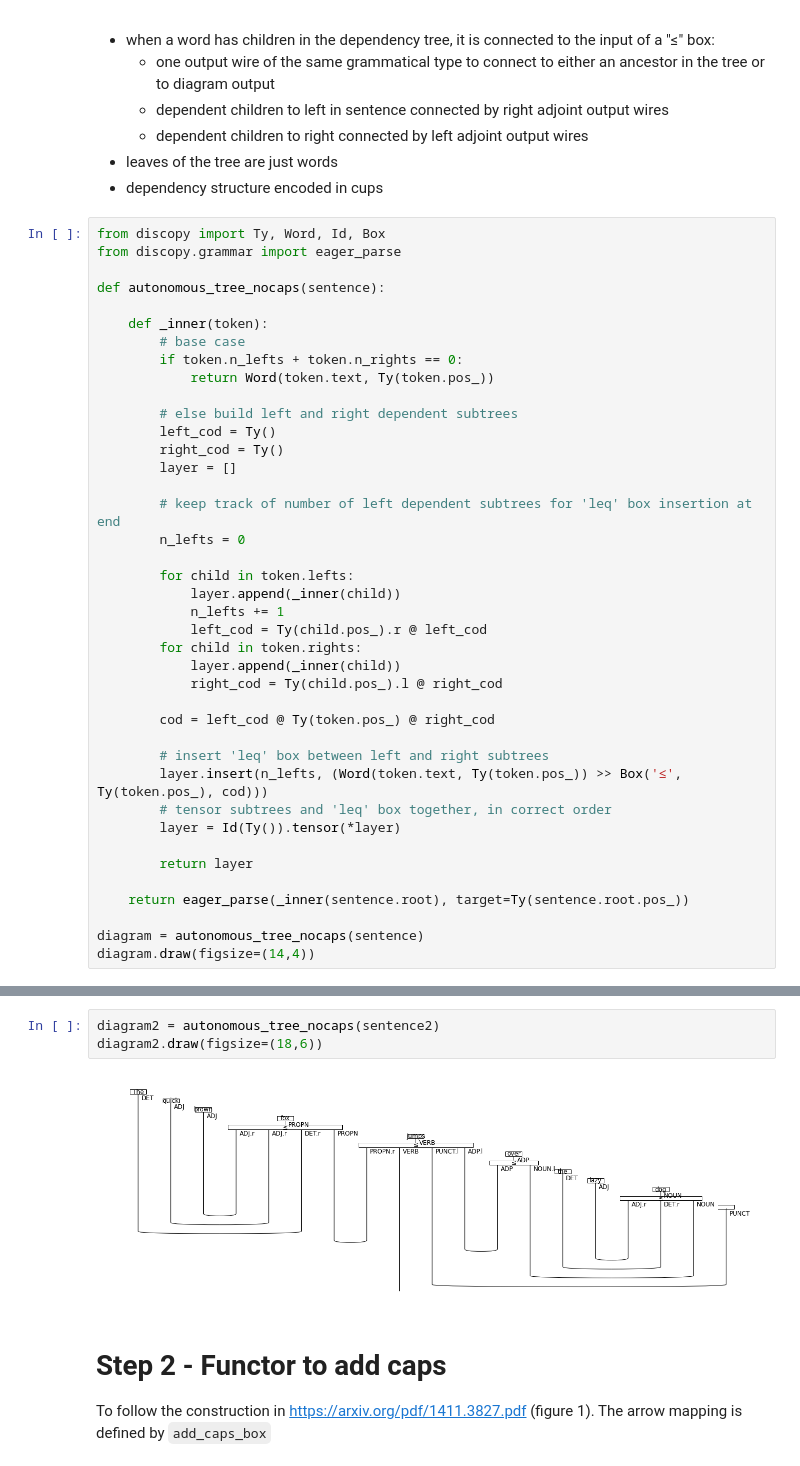
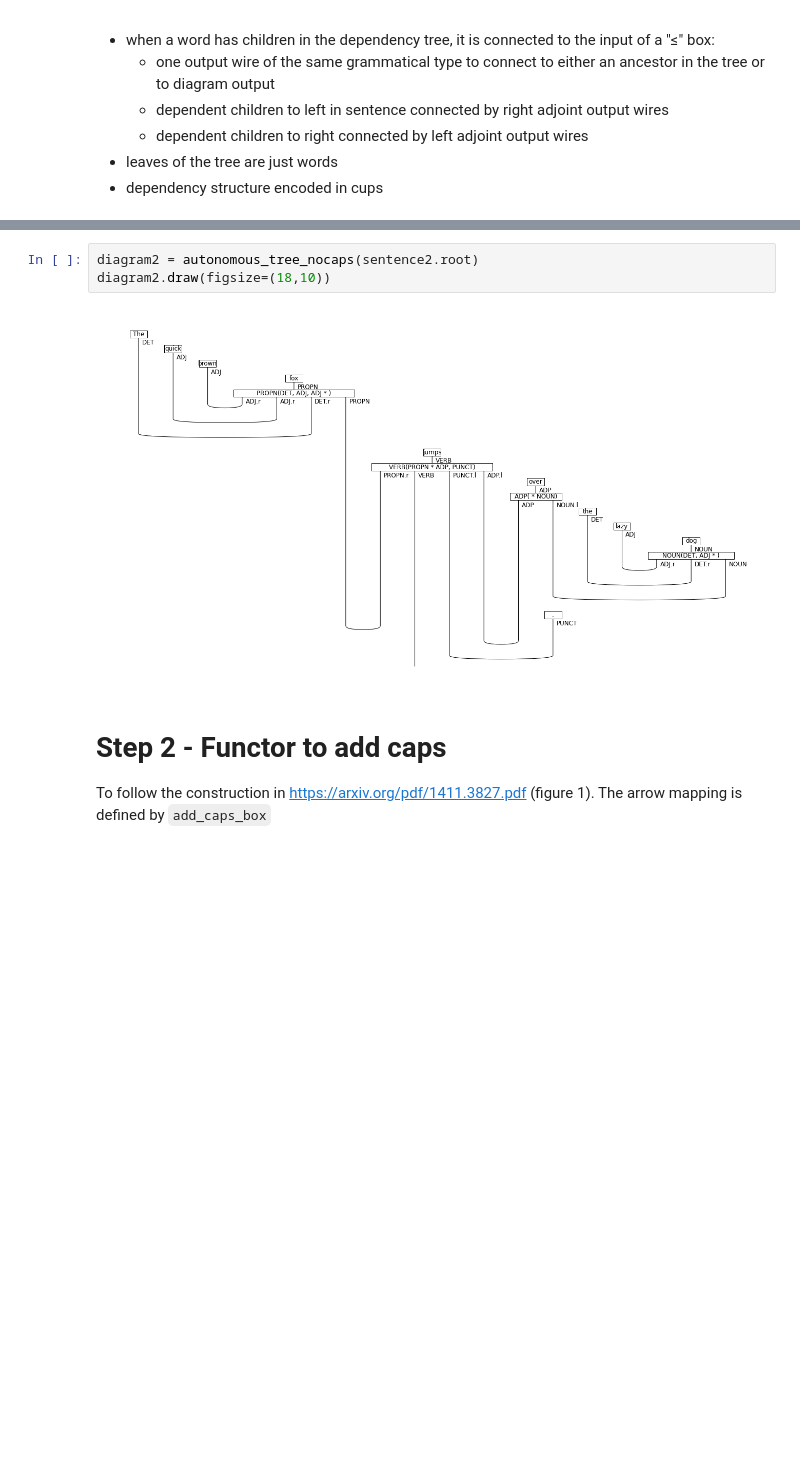
Before and after one commit to yliu9418/discopy, a Jupyter notebook: notebooks/dependency/dependency_autonomization.ipynb, the cells around one changed output, grey strips where cells are left out. Saved outputs shown, nothing was run; the diff lists cells and outputs as text; blank space fills up the shorter version.

Commit message:
autonomous_tree_nocaps no longer relies on eager_parse

```diff
--- a/notebooks/dependency/dependency_autonomization.ipynb
+++ b/notebooks/dependency/dependency_autonomization.ipynb
@@ -23,43 +30,3 @@ sentence2 = next(nlp("The quick brown fox jumps over the lazy dog.").sents)
     - dependent children to right connected by left adjoint output wires
 - leaves of the tree are just words
 - dependency structure encoded in cups
-# %%
-from discopy import Ty, Word, Id, Box
-from discopy.grammar import eager_parse
-
-def autonomous_tree_nocaps(sentence):
-
-    def _inner(token):
-        # base case
-        if token.n_lefts + token.n_rights == 0:
-            return Word(token.text, Ty(token.pos_))
-
-        # else build left and right dependent subtrees
-        left_cod = Ty()
-        right_cod = Ty()
-        layer = []
-
-        # keep track of number of left dependent subtrees for 'leq' box insertion at end
-        n_lefts = 0
-
-        for child in token.lefts:
-            layer.append(_inner(child))
-            n_lefts += 1
-            left_cod = Ty(child.pos_).r @ left_cod
-        for child in token.rights:
-            layer.append(_inner(child))
-            right_cod = Ty(child.pos_).l @ right_cod
-
-        cod = left_cod @ Ty(token.pos_) @ right_cod
-
-        # insert 'leq' box between left and right subtrees
-        layer.insert(n_lefts, (Word(token.text, Ty(token.pos_)) >> Box('≤', Ty(token.pos_), cod)))
-        # tensor subtrees and 'leq' box together, in correct order
-        layer = Id(Ty()).tensor(*layer)
-
-        return layer
-
-    return eager_parse(_inner(sentence.root), target=Ty(sentence.root.pos_))
-
-diagram = autonomous_tree_nocaps(sentence)
-diagram.draw(figsize=(14,4))
@@ -68,8 +99,8 @@ diagram.draw(figsize=(14,4))
 # %%
-diagram2 = autonomous_tree_nocaps(sentence2)
-diagram2.draw(figsize=(18,6))
+diagram2 = autonomous_tree_nocaps(sentence2.root)
+diagram2.draw(figsize=(18,10))
 # %% [output]
-[figure, old version]
+[figure, new version]
 # %% [markdown]
 # Step 2 - Functor to add caps
 To follow the construction in https://arxiv.org/pdf/1411.3827.pdf (figure 1). The arrow mapping is defined by `add_caps_box`
```
Also changed, not shown: parts of 6 cells of this notebook, 1 other file.
